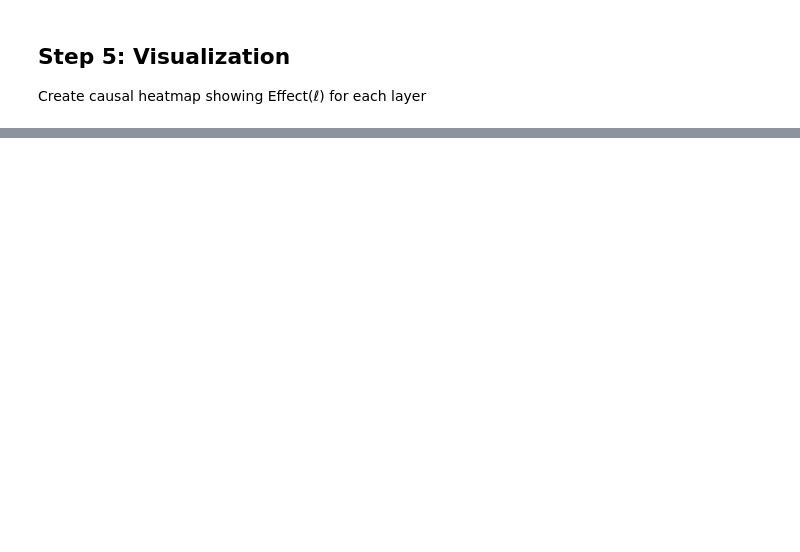
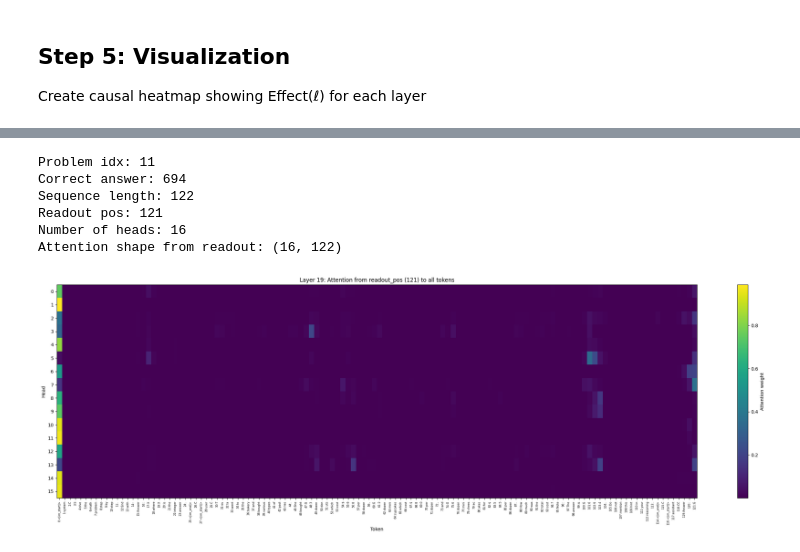
Before and after one commit to vrathi101/mats_10.0_app, a Jupyter notebook: gsm8k_patching.ipynb, the cells around one changed output, grey strips where cells are left out. Cells and saved outputs as stored; diff of their text form; code cells hidden in the pictures; blank space fills up the shorter version.

```diff
--- a/gsm8k_patching.ipynb
+++ b/gsm8k_patching.ipynb
@@ -469,0 +667,67 @@ Saved to patching_heatmap.png
+# %%
+# Visualize attention weights for one problem, layer 19, all heads
+# Shows raw attention weights from readout_pos to all prior tokens
+
+LAYER_IDX = 19
+
+# Pick first target problem
+tp = target_problems[2]
+hint_prompt = tp["hint"]["prompt"]
+print(f"Problem idx: {tp['problem_idx']}")
+print(f"Correct answer: {tp['correct_answer']}")
+
+# Tokenize hint prompt + "\nAnswer: "
+full_text = hint_prompt + "\nAnswer: "
+input_ids = tok(full_text, return_tensors="pt", add_special_tokens=False).input_ids.to(model.device)
+readout_pos = input_ids.shape[1] - 1
+tokens = tok.convert_ids_to_tokens(input_ids[0])
+
+print(f"Sequence length: {len(tokens)}")
+print(f"Readout pos: {readout_pos}")
+
+# Forward pass with attention weights
+with torch.no_grad():
+    out = model(input_ids=input_ids, output_attentions=True, return_dict=True)
+
+# Get attention for layer 19: shape [batch, num_heads, seq_len, seq_len]
+attn = out.attentions[LAYER_IDX]
+num_heads = attn.shape[1]
+print(f"Number of heads: {num_heads}")
+
+# Extract attention from readout_pos to all positions: shape [num_heads, seq_len]
+attn_from_readout = attn[0, :, readout_pos, :].float().cpu().numpy()
+
+print(f"Attention shape from readout: {attn_from_readout.shape}")
+# %% [output]
+Problem idx: 11
+Correct answer: 694
+Sequence length: 122
+Readout pos: 121
+Number of heads: 16
+Attention shape from readout: (16, 122)
+# %%
+# Heatmap: attention weights from readout_pos, layer 19, all heads
+# X-axis shows actual token text
+
+fig, ax = plt.subplots(figsize=(25, 8))
+
+im = ax.imshow(attn_from_readout, aspect='auto', cmap='viridis')
+
+ax.set_xlabel("Token")
+ax.set_ylabel("Head")
+ax.set_yticks(range(num_heads))
+ax.set_title(f"Layer {LAYER_IDX}: Attention from readout_pos ({readout_pos}) to all tokens")
+
+# Show ALL token labels on x-axis
+token_labels = [f"{i}:{tok.convert_tokens_to_string([t]).strip() or t}" for i, t in enumerate(tokens)]
+ax.set_xticks(range(len(tokens)))
+ax.set_xticklabels(token_labels, rotation=90, ha='center', fontsize=6)
+
+# Add colorbar
+cbar = plt.colorbar(im, ax=ax)
+cbar.set_label("Attention weight")
+
+plt.tight_layout()
+plt.show()
+# %% [output]
+[figure, added]
```
Also changed, not shown: parts of 15 cells of this notebook, 1 other file.
